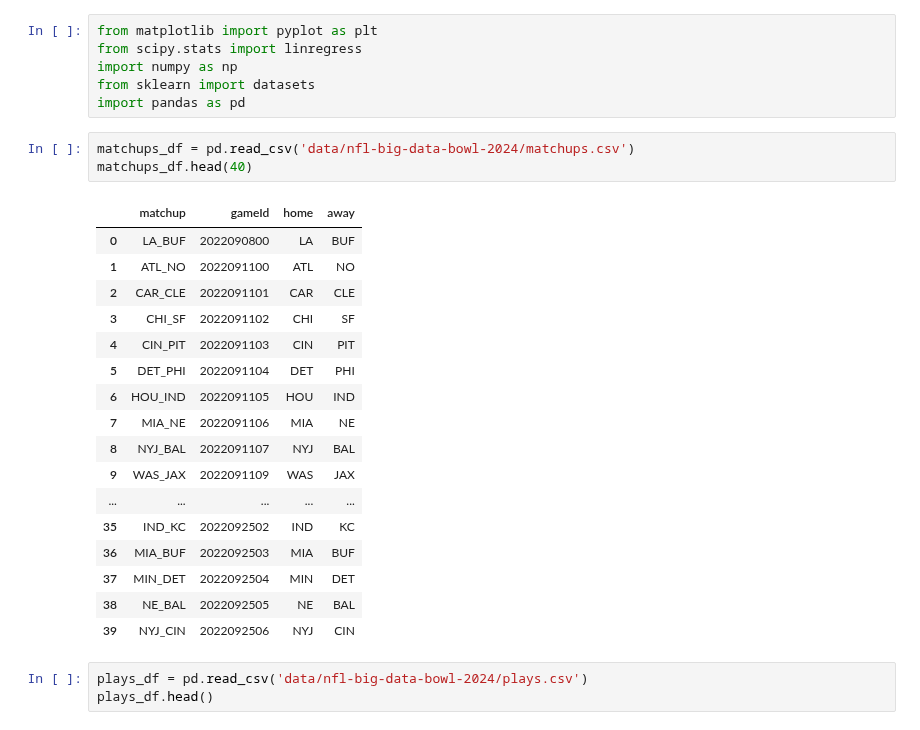
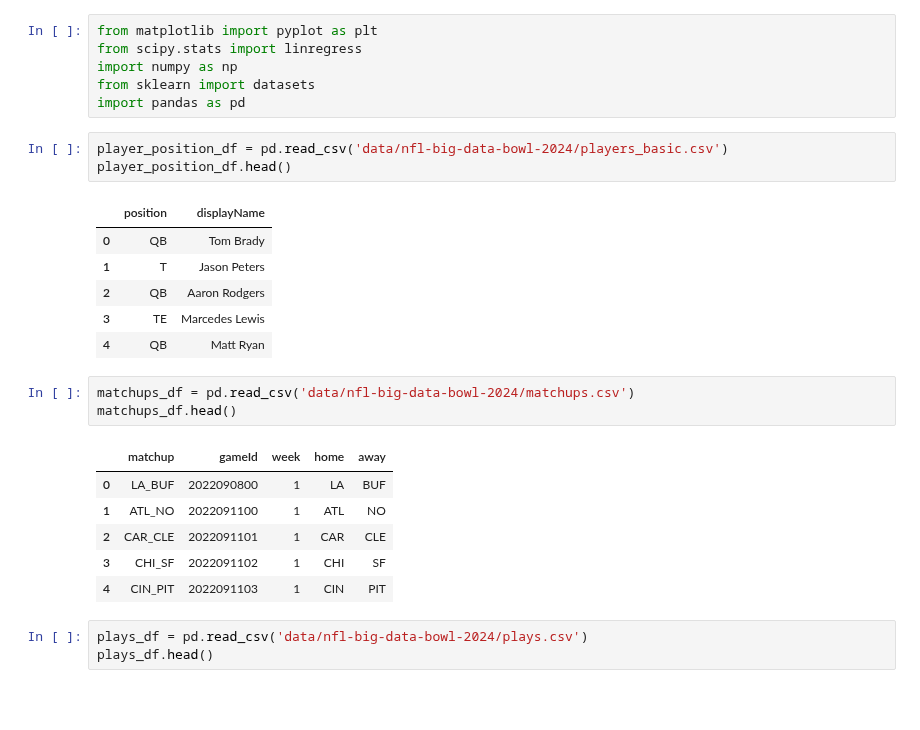
Before and after one commit to rfe123/umn_data_project_004, a Jupyter notebook: plays.ipynb, the cells around one changed output. Saved outputs shown, nothing was run; the diff lists cells and outputs as text; blank space fills up the shorter version.

```diff
--- a/plays.ipynb
+++ b/plays.ipynb
@@ -4,27 +4,26 @@ from scipy.stats import linregress
 import numpy as np
 from sklearn import datasets
 import pandas as pd
+# %%
+player_position_df = pd.read_csv('data/nfl-big-data-bowl-2024/players_basic.csv')
+player_position_df.head()
+# %% [output]
+|  | position | displayName |
+| 0 | QB | Tom Brady |
+| 1 | T | Jason Peters |
+| 2 | QB | Aaron Rodgers |
+| 3 | TE | Marcedes Lewis |
+| 4 | QB | Matt Ryan |
 # %%
 matchups_df = pd.read_csv('data/nfl-big-data-bowl-2024/matchups.csv')
-matchups_df.head(40)
+matchups_df.head()
 # %% [output]
-|  | matchup | gameId | home | away |
-| 0 | LA_BUF | 2022090800 | LA | BUF |
-| 1 | ATL_NO | 2022091100 | ATL | NO |
-| 2 | CAR_CLE | 2022091101 | CAR | CLE |
-| 3 | CHI_SF | 2022091102 | CHI | SF |
-| 4 | CIN_PIT | 2022091103 | CIN | PIT |
-| 5 | DET_PHI | 2022091104 | DET | PHI |
-| 6 | HOU_IND | 2022091105 | HOU | IND |
-| 7 | MIA_NE | 2022091106 | MIA | NE |
-| 8 | NYJ_BAL | 2022091107 | NYJ | BAL |
-| 9 | WAS_JAX | 2022091109 | WAS | JAX |
-| ... | ... | ... | ... | ... |
-| 35 | IND_KC | 2022092502 | IND | KC |
-| 36 | MIA_BUF | 2022092503 | MIA | BUF |
-| 37 | MIN_DET | 2022092504 | MIN | DET |
-| 38 | NE_BAL | 2022092505 | NE | BAL |
-| 39 | NYJ_CIN | 2022092506 | NYJ | CIN |
+|  | matchup | gameId | week | home | away |
+| 0 | LA_BUF | 2022090800 | 1 | LA | BUF |
+| 1 | ATL_NO | 2022091100 | 1 | ATL | NO |
+| 2 | CAR_CLE | 2022091101 | 1 | CAR | CLE |
+| 3 | CHI_SF | 2022091102 | 1 | CHI | SF |
+| 4 | CIN_PIT | 2022091103 | 1 | CIN | PIT |
 # %%
 plays_df = pd.read_csv('data/nfl-big-data-bowl-2024/plays.csv')
 plays_df.head()
```
Also changed, not shown: parts of 10 cells of this notebook, 3 other files.
